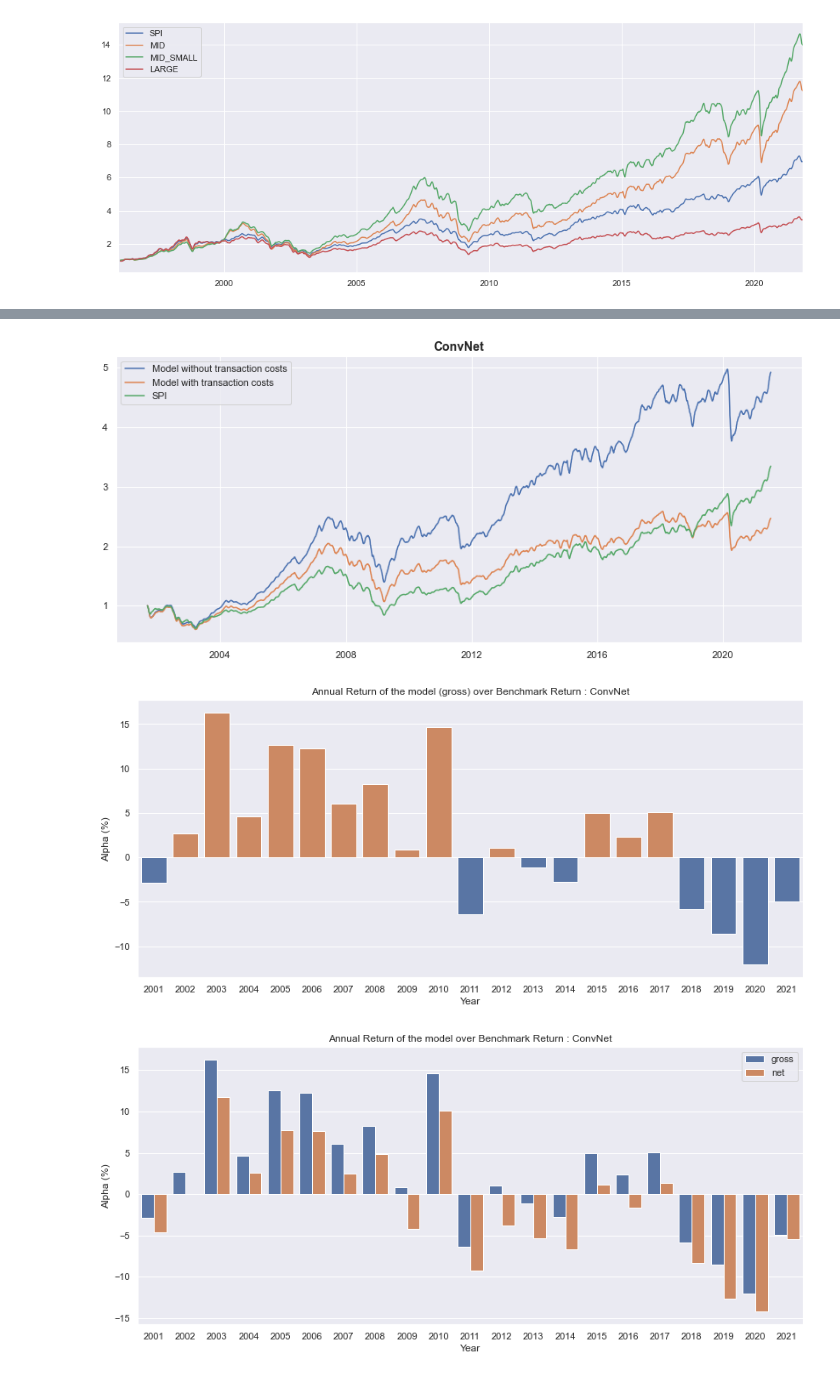
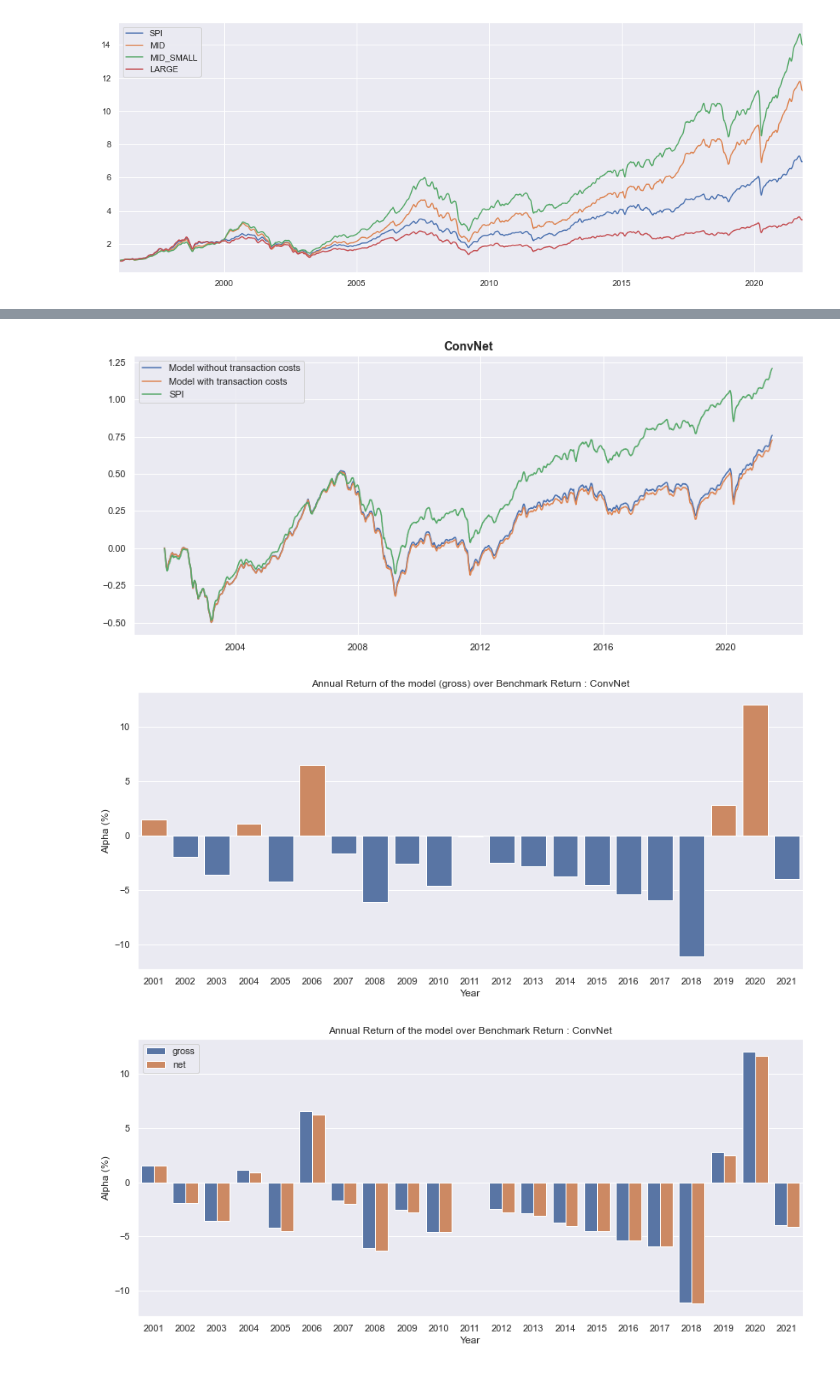
Before and after one commit to lacoupe/BCVS, a Jupyter notebook: SW/ml_size.ipynb, the cells around one changed output, grey strips where cells are left out. Cells and saved outputs as stored; diff of their text form; code cells hidden in the pictures.

```diff
--- a/SW/ml_size.ipynb
+++ b/SW/ml_size.ipynb
@@ -242,34 +239,34 @@ def strategie(df_input_all, price, rebalance_freq, model_name='MLP', nb_epochs=5
 # %%
 # models_list = ['MLP', 'ConvNet', 'LSTM']
 models_list = ['MLP', 'ConvNet']
-
+#models_list = ['ConvNet']
 df_pred_dict = {}
 df_prob_dict = {}
 perf_pred_dict_gross = {}
 perf_pred_dict_net = {}
 
 input_period = 15
-mini_batch_size = 5
-verbose = 1
+batch_size = 10
+verbose = 0
 training_window = 5
-nb_epochs_first = 50
-nb_epochs = 20
+nb_epochs_first = 2
+nb_epochs = 1
 rebalance_freq = 'W-FRI'
 
 for i, model_name in enumerate(models_list):
     df_pred_dict[model_name], df_prob_dict[model_name] = strategie(df_input_all=df_X, price=price, rebalance_freq=rebalance_freq,
                                                                    model_name=model_name, nb_epochs=nb_epochs,
                                                                    nb_epochs_first=nb_epochs_first, input_period=input_period,
-                                                                   mini_batch_size=mini_batch_size, verbose=verbose,
+                                                                   batch_size=batch_size, verbose=verbose,
                                                                    training_window=training_window)
 
-    perf_pred_dict_gross[model_name] = pred_to_perf(df_pred_dict[model_name], daily_returns)
-    perf_pred_dict_net[model_name] = pred_to_perf(df_pred_dict[model_name], daily_returns, 0.0012)
+    #perf_pred_dict_gross[model_name] = pred_to_perf(df_pred_dict[model_name], daily_returns)
+    #perf_pred_dict_net[model_name] = pred_to_perf(df_pred_dict[model_name], daily_returns, 0.0012)
 
     if i == 0:
-        df_prob_ensemble = df_prob_dict[model_name].copy()
+        df_prob_dict['Ensemble'] = df_prob_dict[model_name].copy()
     else:
-        df_prob_ensemble += df_prob_dict[model_name]
+        df_prob_dict['Ensemble'] += df_prob_dict[model_name]
 
-df_prob_ensemble /= len(models_list)
-df_pred_dict['Ensemble'] = df_prob_ensemble.rank(axis=1).replace({1: 0., 2: 0., 3: 1.})
+df_prob_dict['Ensemble'] /= len(models_list)
+#df_pred_dict['Ensemble'] = df_prob_ensemble.rank(axis=1).replace({1: 0., 2: 0., 3: 1.})
@@ -281,3 +273,17 @@ df_pred_dict['Ensemble'] = df_prob_ensemble.rank(axis=1).replace({1: 0., 2: 0.,
+# %%
+df_pred_dict['Ensemble'] = pd.DataFrame().reindex_like(df_prob_dict['Ensemble']).fillna(0)
+cols = df_pred_dict['Ensemble'].columns
+for k in range(0, len(df_pred_dict['Ensemble'])):
+    if k == 0:
+        pred_index = df_prob_dict['Ensemble'].iloc[k].argmax()
+        df_pred_dict['Ensemble'].iloc[k][cols[pred_index]] = 1
+    else:
+        out = df_prob_dict['Ensemble'].iloc[k].max()
+        pred_index = df_prob_dict['Ensemble'].iloc[k].argmax()
+        if out > 0.45:
+            df_pred_dict['Ensemble'].iloc[k][cols[pred_index]] = 1
+        else:
+            df_pred_dict['Ensemble'].iloc[k] = df_pred_dict['Ensemble'].iloc[k-1]
 # %%
 perf_bench = price_to_perf(bench_price.loc[df_pred_dict[model_name].index[0]:df_pred_dict[model_name].index[-1]], log=False)
 perf_bench_log = price_to_perf(bench_price.loc[df_pred_dict[model_name].index[0]:df_pred_dict[model_name].index[-1]], log=True)
@@ -285,7 +291,7 @@ perf_bench_log = price_to_perf(bench_price.loc[df_pred_dict[model_name].index[0]
 bench_stats = perf_to_stat(perf_bench, perf_bench)
 stats = []
 stats.append(bench_stats + [0])
-for model_name in df_pred_dict.keys():
+for model_name in df_pred_dict:
 
     perf_gross = pred_to_perf(df_pred_dict[model_name], daily_returns, 0.)
     perf_net = pred_to_perf(df_pred_dict[model_name], daily_returns, 0.0012)
@@ -322,5 +328,5 @@ df.round(2)
 # %%
-for model_name in df_pred_dict.keys():
+for model_name in df_pred_dict:
     performance_plot(df_pred_dict[model_name], model_name, daily_returns, bench_price)
     annual_alpha_plot(perf_bench, df_pred_dict[model_name], model_name, daily_returns)
     annual_alpha_plot_grossnet(perf_bench, df_pred_dict[model_name], model_name, daily_returns)
@@ -331,3 +337,3 @@ for model_name in df_pred_dict.keys():
-[figure, old version]
+[figure, new version]
-[figure, old version]
+[figure, new version]
-[figure, old version]
+[figure, new version]
```
Also changed, not shown: parts of 32 cells of this notebook, 2 other files.
